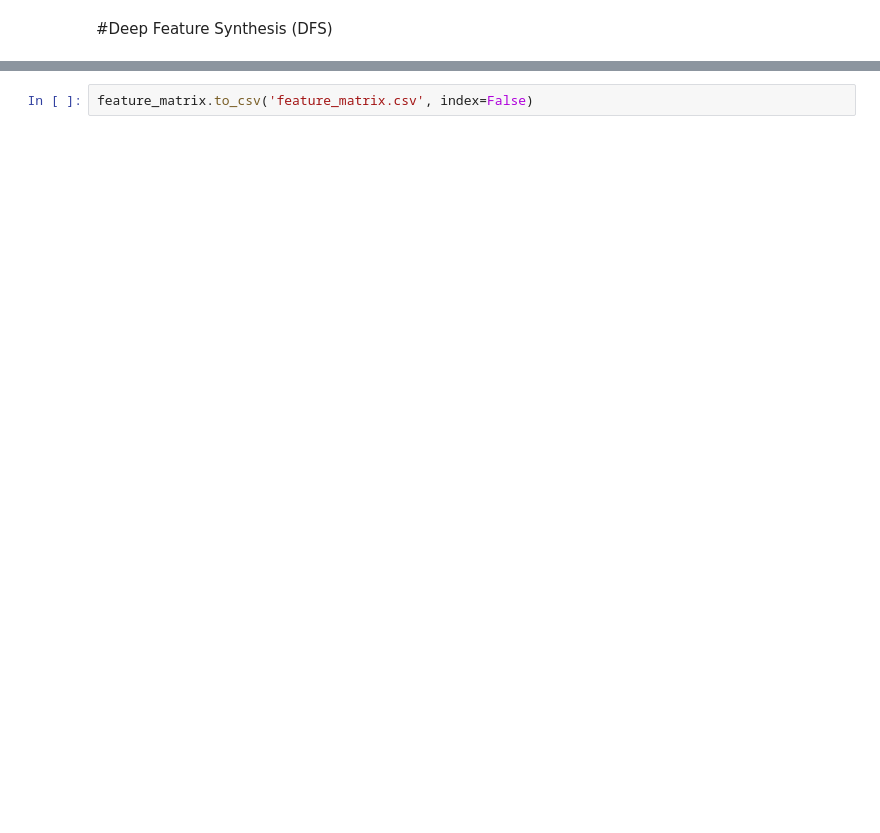
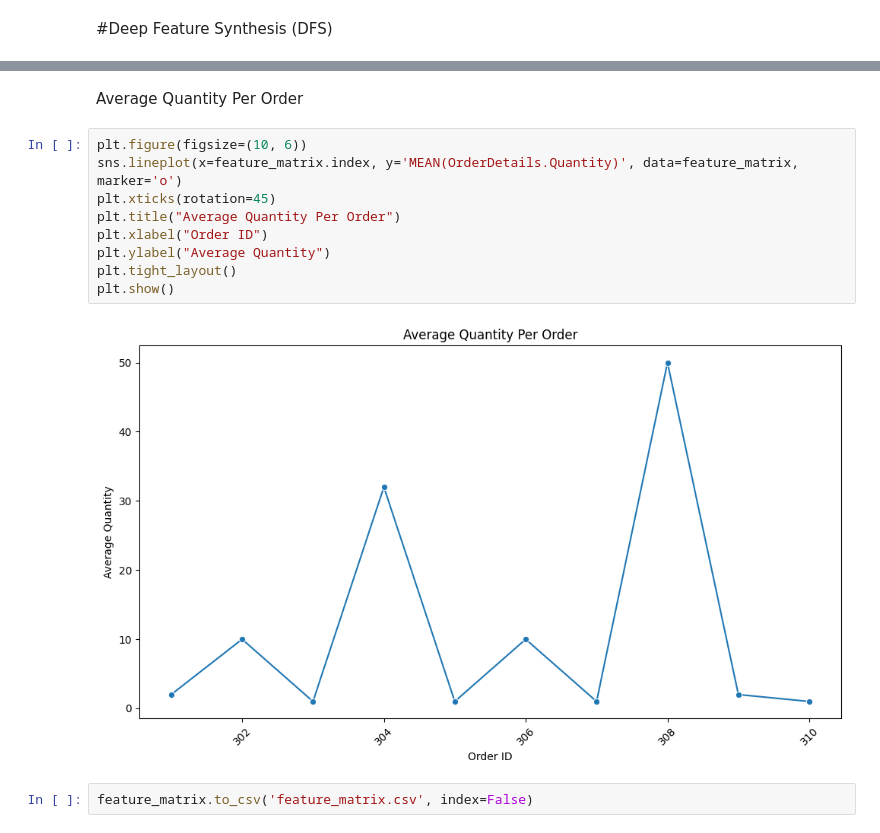
Before and after one commit to zongming03/Feature-Engineering, a Jupyter notebook: IndividualAssignment_WIE3007.ipynb, the cells around one changed output, grey strips where cells are left out. Drawn from its saved outputs; the diff is of its cells as text; blank space fills up the shorter version.

```diff
--- a/IndividualAssignment_WIE3007.ipynb
+++ b/IndividualAssignment_WIE3007.ipynb
@@ -334,2 +369,15 @@ Index(['CustomerID', 'COUNT(OrderDetails)', 'MAX(OrderDetails.Discount)',
+# %% [markdown]
+ Average Quantity Per Order
+# %%
+plt.figure(figsize=(10, 6))
+sns.lineplot(x=feature_matrix.index, y='MEAN(OrderDetails.Quantity)', data=feature_matrix, marker='o')
+plt.xticks(rotation=45)
+plt.title("Average Quantity Per Order")
+plt.xlabel("Order ID")
+plt.ylabel("Average Quantity")
+plt.tight_layout()
+plt.show()
+# %% [output]
+[figure, added]
 # %%
 feature_matrix.to_csv('feature_matrix.csv', index=False)
```
Also changed, not shown: parts of 21 cells of this notebook.
